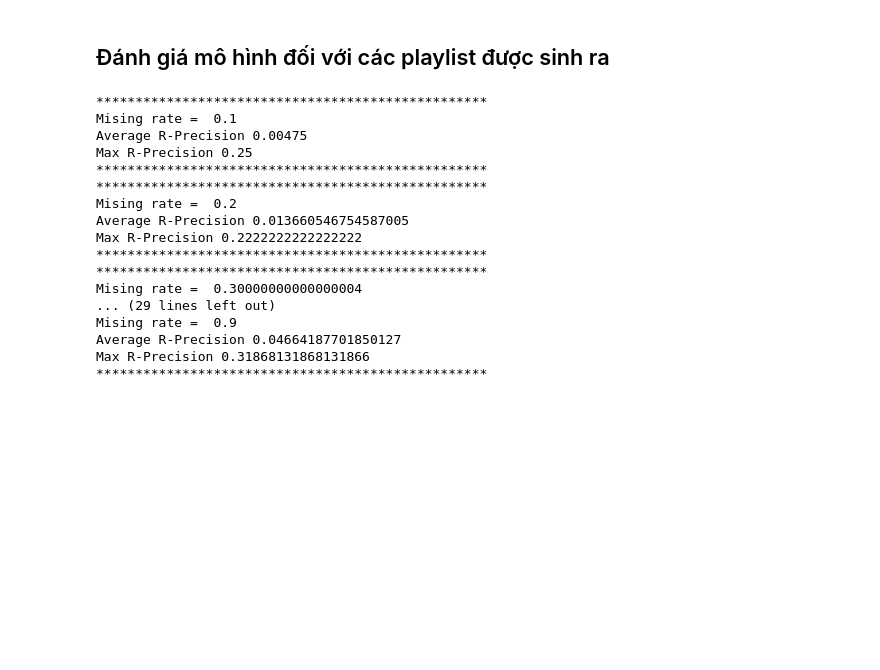
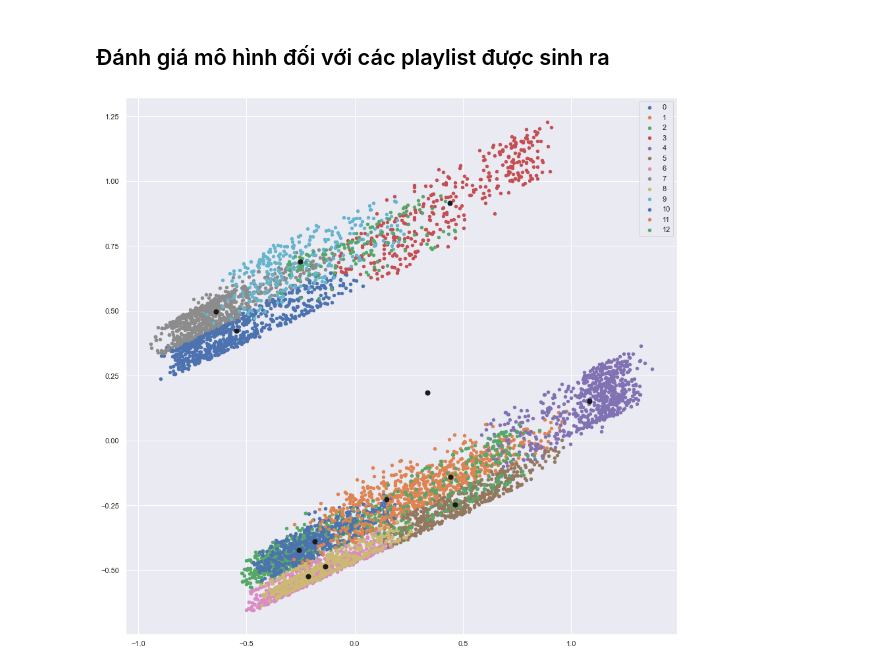
Before and after one commit to t3bol90/Automatic-Music-Playlist-Continuation, a Jupyter notebook: source/model/k_means.ipynb, the cells around one changed output. Drawn from its saved outputs; the diff is of its cells as text; code cells hidden in the pictures; blank space fills up the shorter version.

```diff
--- a/source/model/k_means.ipynb
+++ b/source/model/k_means.ipynb
@@ -564,29 +568,27 @@ def test_multi(pd_playlist, pd_full, missing_rate = 0.2, nums_playlists_test = 1
 # %%
 r_score = test_multi(pd_playlist, pd_full, missing_rate = 0.2, nums_playlists_test = 100)
 # %%
-missing_rates = np.arange(0.1, 1, 0.1)
-for missing_rate in missing_rates:
-    r_score = test_multi(pd_playlist, pd_full, missing_rate = missing_rate, nums_playlists_test = 100)
-    print('*'*50)
-    print('Mising rate = ', missing_rate)
-    print('Average R-Precision', np.array(r_score).mean())
-    print('Max R-Precision', np.array(r_score).max())
-    print('*'*50)
+# missing_rates = np.arange(0.1, 1, 0.1)
+# for missing_rate in missing_rates:
+#     r_score = test_multi(pd_playlist, pd_full, missing_rate = missing_rate, nums_playlists_test = 100)
+#     print('*'*50)
+#     print('Mising rate = ', missing_rate)
+#     print('Average R-Precision', np.array(r_score).mean())
+#     print('Max R-Precision', np.array(r_score).max())
+#     print('*'*50)
-# %% [output]
-**************************************************
-Mising rate =  0.1
-Average R-Precision 0.00475
-Max R-Precision 0.25
-**************************************************
-**************************************************
-Mising rate =  0.2
-Average R-Precision 0.013660546754587005
-Max R-Precision 0.2222222222222222
-**************************************************
-**************************************************
-Mising rate =  0.30000000000000004
-... (29 lines left out)
-Mising rate =  0.9
-Average R-Precision 0.04664187701850127
-Max R-Precision 0.31868131868131866
-**************************************************
+# %%
+pca = PCA(2)
+data = pca.fit_transform(scaled_pd_full_test)
+label = kmeans.predict(scaled_pd_full_test)
+u_labels = np.unique(label)
+centroids = pca.transform(kmeans.cluster_centers_)
+#plotting the results:
+
+plt.figure(figsize=(15,15))
+for i in u_labels:
+    plt.scatter(data[label == i , 0] , data[label == i , 1] ,s = 20, label = i, cmap='tab20c')
+plt.scatter(centroids[:,0] , centroids[:,1] , s = 50, color = 'k')
+plt.legend()
+plt.show()
+# %% [output]
+[figure, added]
```
Also changed, not shown: parts of 5 cells of this notebook, 2 other files.
